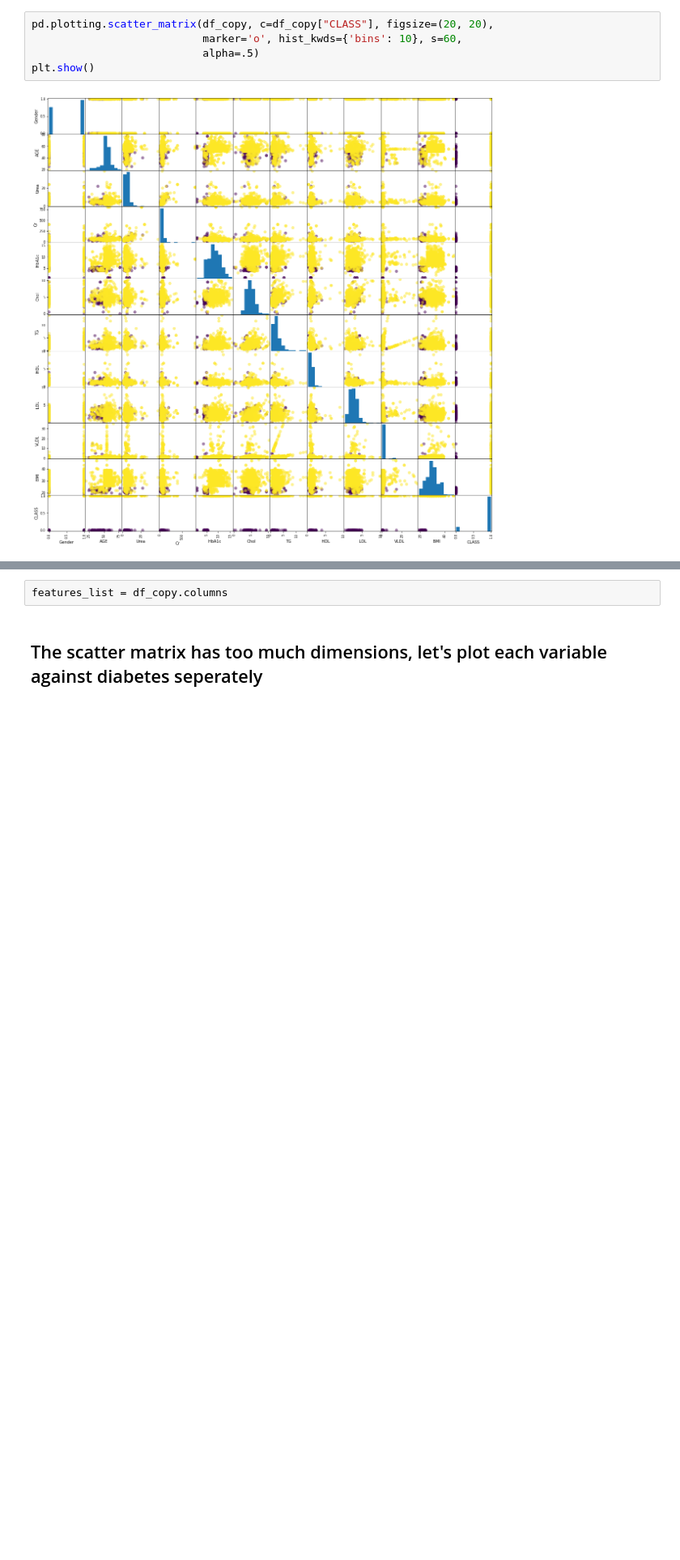
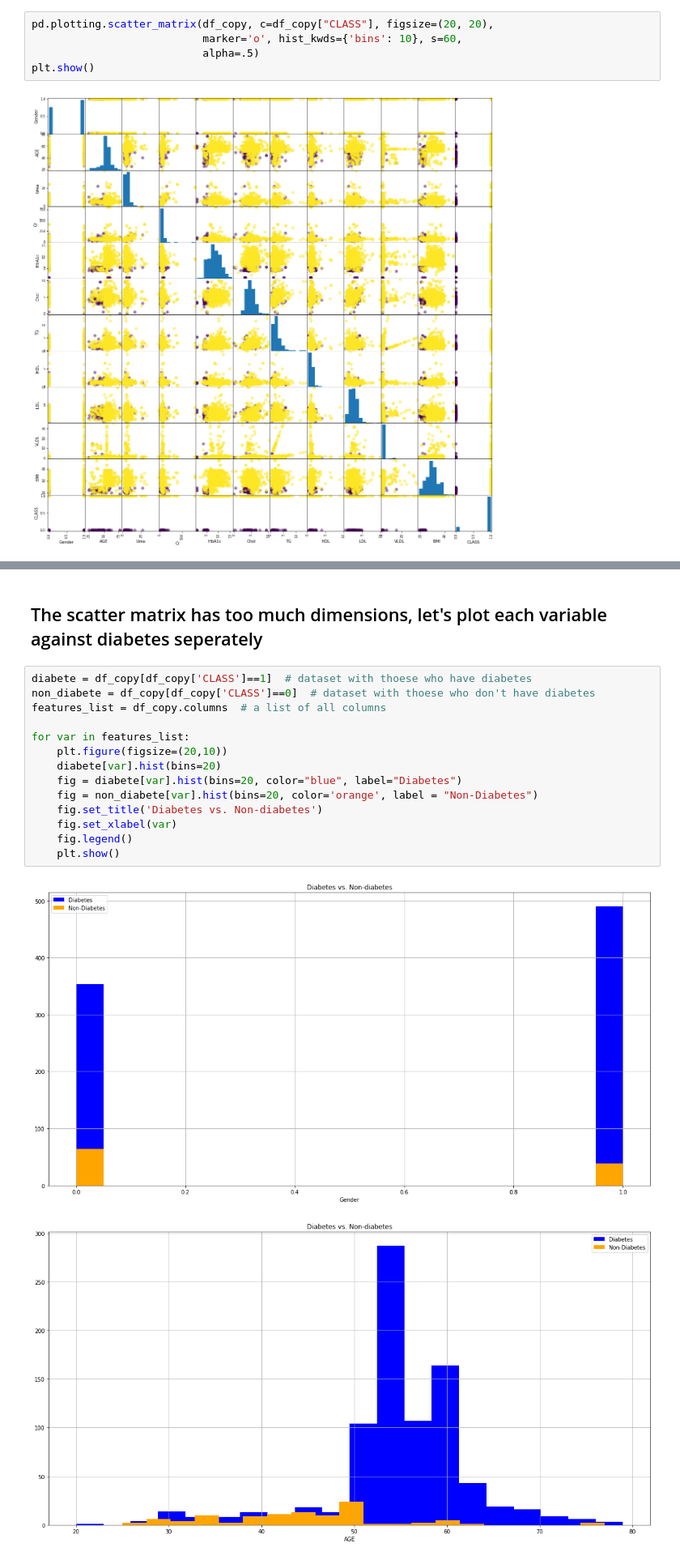
Before and after one commit to QizheCui/Diabetes-Squad, a Jupyter notebook: EDA/initial plotting.ipynb, the cells around one changed output, grey strips where cells are left out. Shown at 81% size. Saved outputs shown, nothing was run; the diff lists cells and outputs as text; blank space fills up the shorter version.

```diff
--- a/EDA/initial plotting.ipynb
+++ b/EDA/initial plotting.ipynb
@@ -98,4 +63,19 @@ fig.set_title('Diabetes vs. Non-diabetes')
-# %%
-features_list = df_copy.columns
 # %% [markdown]
 ## The scatter matrix has too much dimensions, let's plot each variable against diabetes seperately
+# %%
+diabete = df_copy[df_copy['CLASS']==1]  # dataset with thoese who have diabetes
+non_diabete = df_copy[df_copy['CLASS']==0]  # dataset with thoese who don't have diabetes
+features_list = df_copy.columns  # a list of all columns
+
+for var in features_list:
+    plt.figure(figsize=(20,10))
+    diabete[var].hist(bins=20)
+    fig = diabete[var].hist(bins=20, color="blue", label="Diabetes")
+    fig = non_diabete[var].hist(bins=20, color='orange', label = "Non-Diabetes")
+    fig.set_title('Diabetes vs. Non-diabetes')
+    fig.set_xlabel(var)
+    fig.legend()
+    plt.show()
+# %% [output]
+[figure, added]
+[figure, added]
```
Also changed, not shown: parts of 4 cells of this notebook.
